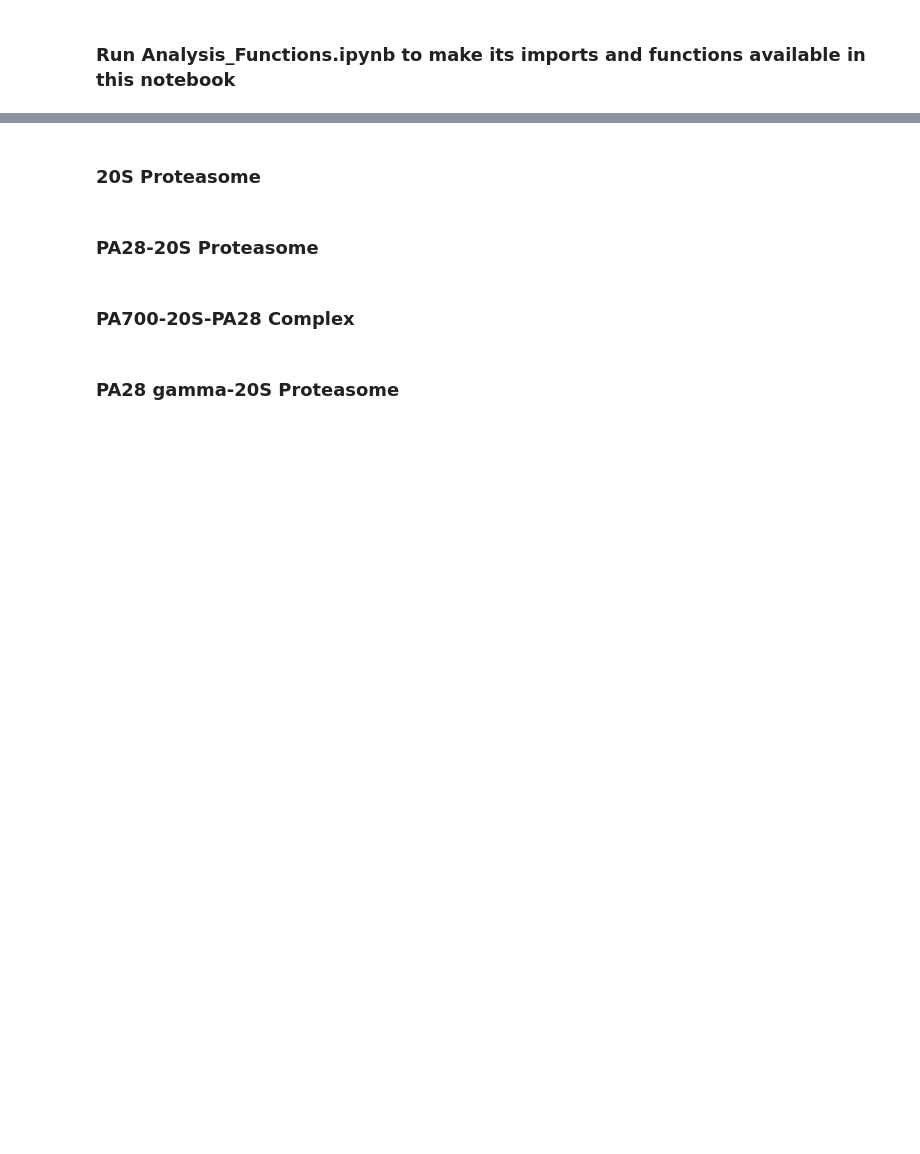
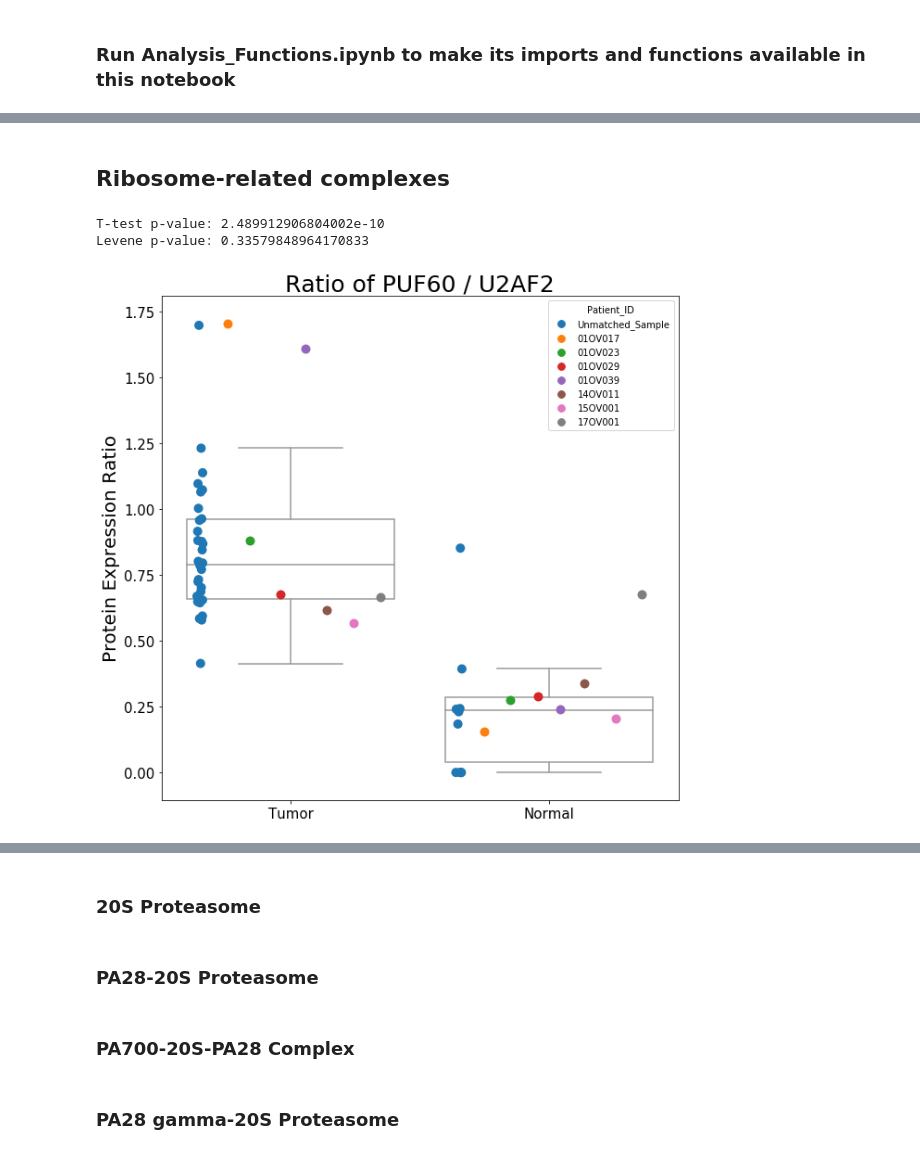
Before and after one commit to PayneLab/OvarianProspective, a Jupyter notebook: Protein_Complexes/Interesting_Complexes.ipynb, the cells around one changed output, grey strips where cells are left out. Saved outputs shown, nothing was run; the diff lists cells and outputs as text; code cells hidden in the pictures; blank space fills up the shorter version.

```diff
--- a/Protein_Complexes/Interesting_Complexes.ipynb
+++ b/Protein_Complexes/Interesting_Complexes.ipynb
@@ -20,3 +16,11 @@ Loading proteomics data...
 Loading somatic_38 data...
 Loading transcriptomics data...
 Loading treatment data...
+# %% [markdown]
+## Ribosome-related complexes
+# %%
+plot_ratios('PUF60', 'U2AF2', by_patient = True)
+# %% [output]
+T-test p-value: 2.489912906804002e-10
+Levene p-value: 0.33579848964170833
+[figure, added]
```
Also changed, not shown: parts of 22 cells of this notebook.
